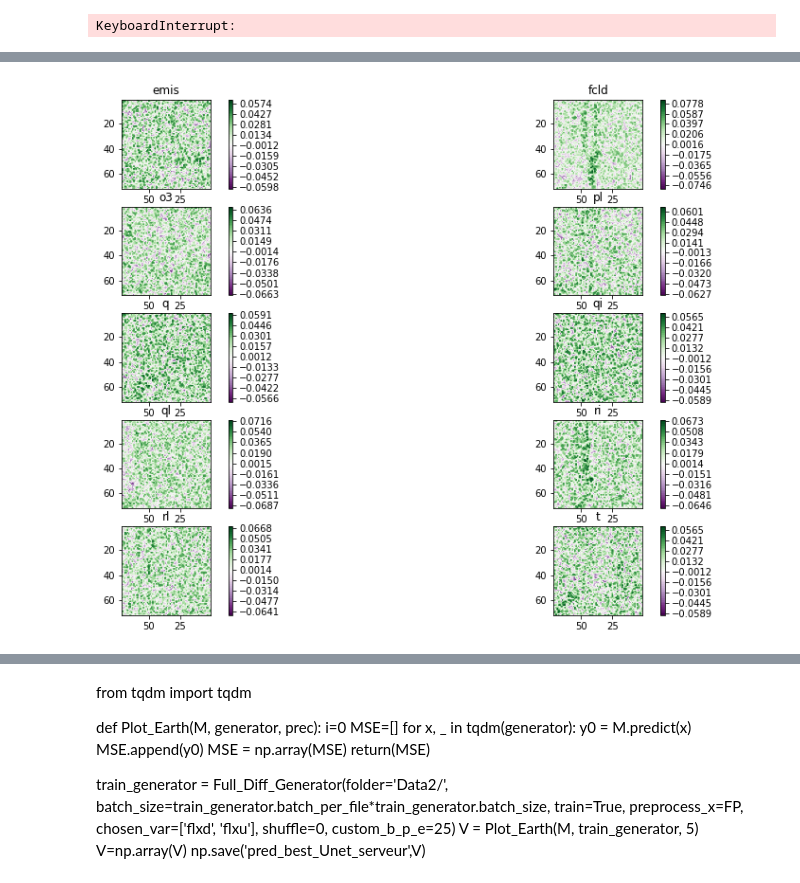
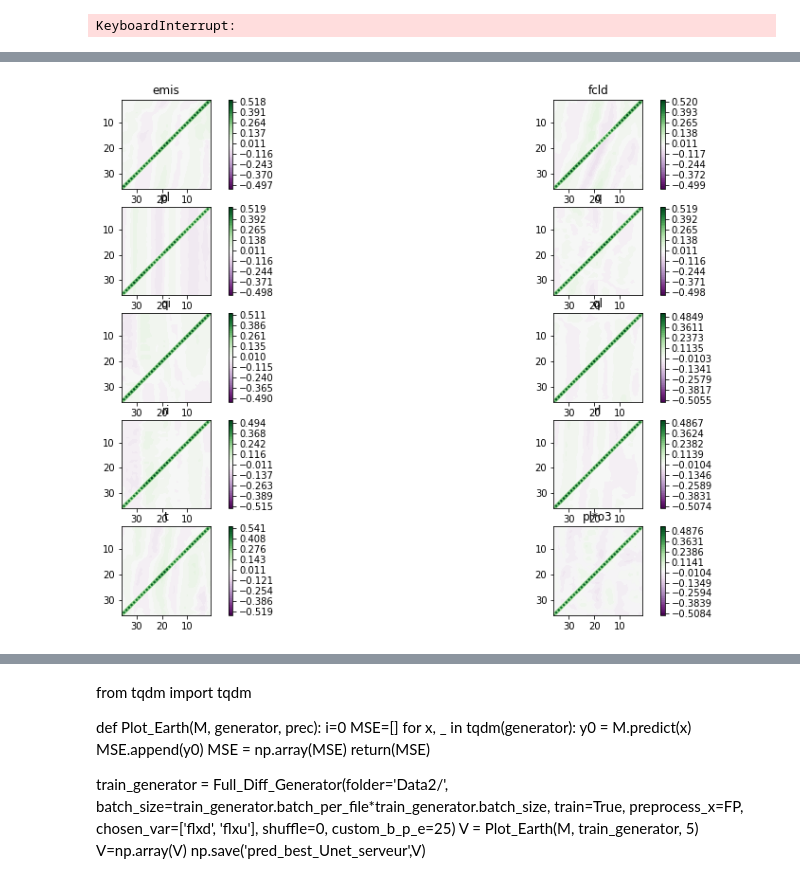
Before and after one commit to VIsh76/FLX_NN_emulation, a Jupyter notebook: Unet-Trainer-2D.ipynb, the cells around one changed output, grey strips where cells are left out. Drawn from its saved outputs; the diff is of its cells as text; code cells hidden in the pictures.

```diff
--- a/Unet-Trainer-2D.ipynb
+++ b/Unet-Trainer-2D.ipynb
@@ -144,11 +217,13 @@ from contextlib import redirect_stdout
 from CST import CST
 from architectures_utils import Name, Activation_Generator
 from keras import layers
+from keras.layers import Layer
 
-expand = lambda x : K.expand_dims(x, axis=-1)
-repeat = lambda x : K.repeat_elements(x, lev, axis=-1)
+expand = lambda x : K.expand_dims(x, axis=-2)
+repeat = lambda x : K.repeat_elements(x, lev, axis=-2)
 
-from keras.layers import Layer
+Expand = Lambda(expand)
+Repeat = Lambda(repeat)
 # %%
 from contextlib import redirect_stdout
 import keras.backend as K
@@ -284,12 +351,12 @@ def NormOutput(y, moy=moy):
     y0=y.copy()
     for i in range(6):
         y0[:,i]=2*y0[:,i]/moy[i]
-    return(y)
+    return(y0)
 
-def JacLoss(ytrue, ypred, coef=moy):
-    l = mean_squared_error(10*ytrue[:,0]/coef[0], 10*ypred[:,0])
+def JacLoss(ytrue, ypred):
+    l = mean_squared_error(ytrue[:,0], ypred[:,0])
     for i in range(1,6):
-        l+=mean_squared_error(10*ytrue[:,i]/coef[i], 10*ypred[:,i])
+        l+=mean_squared_error(ytrue[:,i], ypred[:,i])
     return l
 
 def JacLossAE(ytrue, ypred, coef=moy):
@@ -307,19 +374,30 @@ def JacLossCM(ytrue, ypred, coef=moy):
     coef = tf.cast(coef, tf.float32)
     ytrue = tf.cast(ytrue, tf.float32)
     ypred = tf.cast(ypred, tf.float32)
-    l = mean_squared_error(10.*K.cumsum(ytrue[:,0]/coef[0], axis=-2),
-                           10.*K.cumsum(ypred[:,0], axis=-1))
+    l = mean_squared_error(K.cumsum(ytrue[:,0], axis=-2),
+                           K.cumsum(ypred[:,0], axis=-1))
     for i in range(1,6):
-        l+=mean_squared_error(10.*K.cumsum(ytrue[:,i]/coef[i], axis=-2),
-                              10.*K.cumsum(ypred[:,i]/coef[i], axis=-2))
+        l+=mean_squared_error(K.cumsum(ytrue[:,i], axis=-2),
+                              K.cumsum(ypred[:,i], axis=-2))
     return l
 
+
+def Jac1Loss1(ytrue, ypred, coef=moy,ide=1):
+    coef = tf.cast(coef, tf.float32)
+    ytrue = tf.cast(ytrue, tf.float32)
+    ypred = tf.cast(ypred, tf.float32)
+    l = mean_squared_error(ytrue[:,ide], ypred)
+    #10.*K.cumsum(ytrue[:,[ide]], axis=-2),
+    #                       10.*K.cumsum(ypred, axis=-1))
+    return l
+
+
 archi = 'Unet_Double_bias'
-ES = keras.callbacks.EarlyStopping(monitor='val_loss', min_delta=0, patience=3, verbose=0, restore_best_weights=True)
+ES = keras.callbacks.EarlyStopping(monitor='val_loss', min_delta=0, patience=2, verbose=0, restore_best_weights=True)
 prefix = datetime.datetime.now().strftime("%Y%m%d%H%M%S")
 LH = LossHistory(frequency=train_generator.batch_per_file, losses=['loss'])
 Adam = keras.optimizers.Adam(lr=0.0001, beta_1=0.9, beta_2=0.999, epsilon=None, decay=1e-6, amsgrad=False)
-M.compile(loss = JacLoss, optimizer=Adam, metrics=[JacLoss])
+M.compile(loss = Jac1Loss1, optimizer=Adam, metrics=[Jac1Loss1])
 M.summary()
 # %% [output]
 _________________________________________________________________
@@ -364,9 +589,9 @@ Sep_Var_show(F, NormOutput(y, moy=moy)[0], header_y, False)
 # %%
-p = K.get_value(M.layers[-2].kernel)
-F= F_and_plots(shape=(5,2))
-Sep_Var_show(F,p,header_x)
+P=K.get_value(M.get_layer('Perturbate').kernel)
+F0 = F_and_plots(shape=(5,2))
+Sep_Var_show(F0, P, header_x, False)
 # %% [output]
-[figure, old version]
+[figure, new version]
 # %%
 # IMPORTANT MODEL LOG SAVER
 archi='Unet_Cumulative_Direct_1loss'
```
Also changed, not shown: parts of 80 cells of this notebook, 9 other files.
